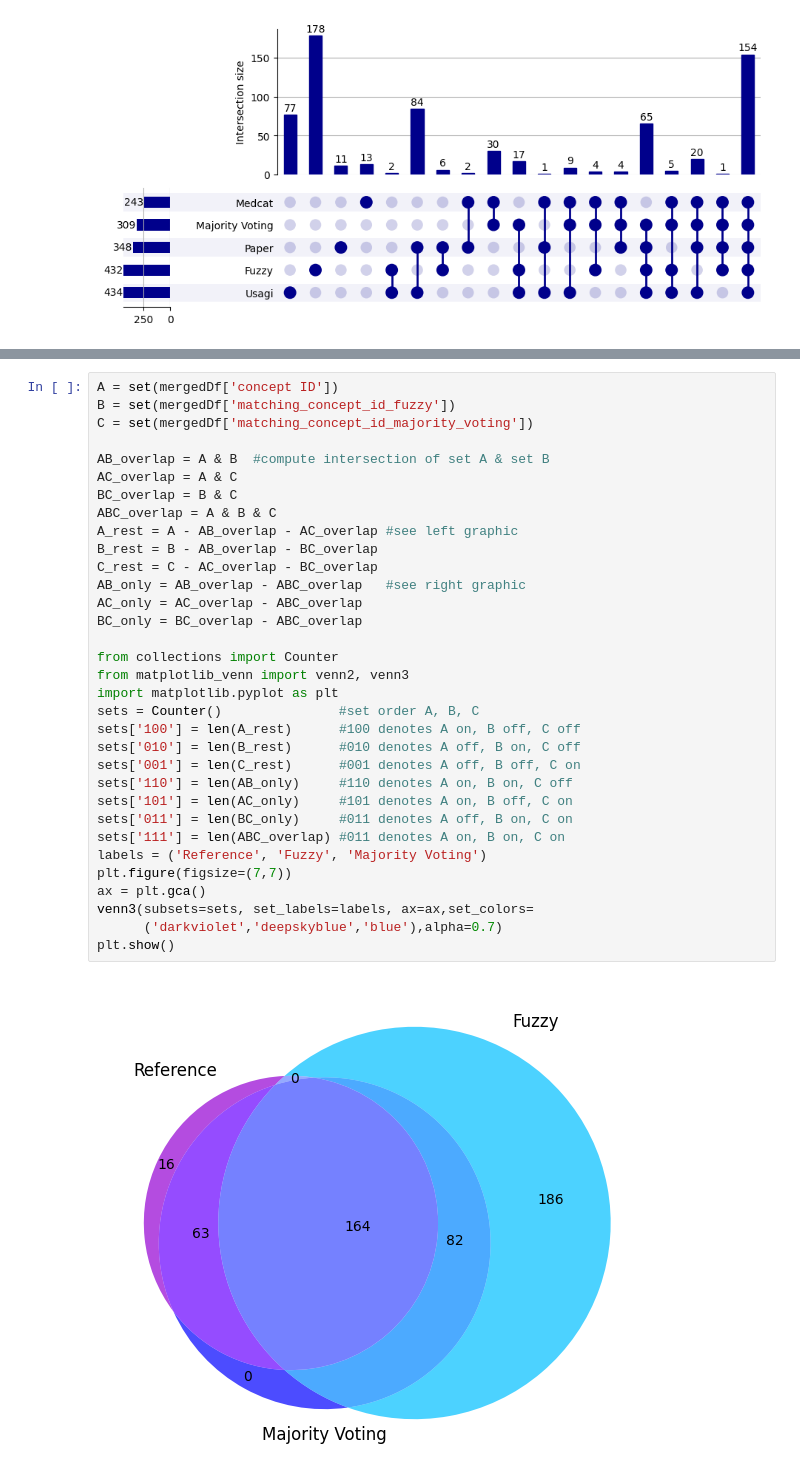
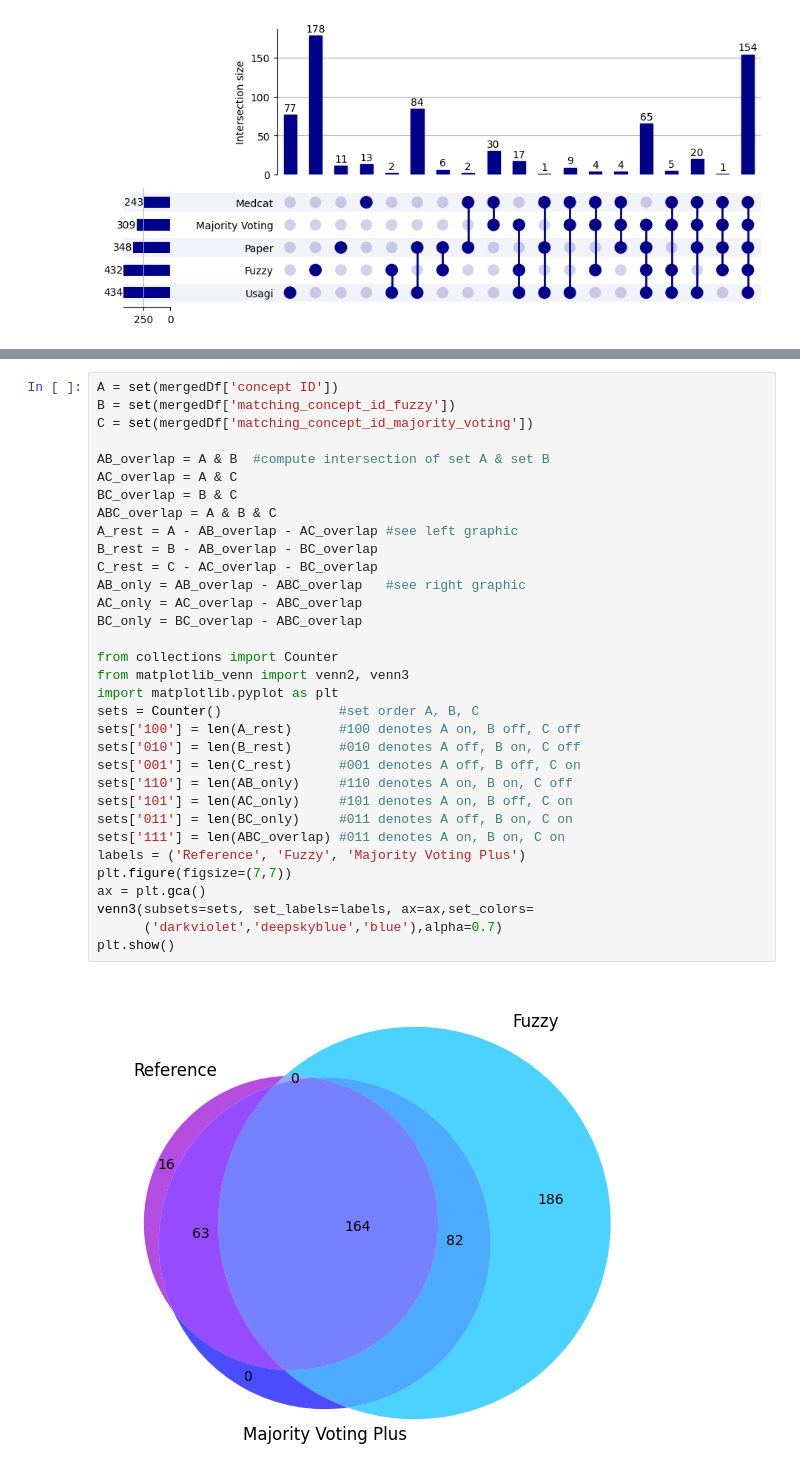
Before and after one commit to ryashpal/EHRQC, a Jupyter notebook: notebooks/python/concept_mapping/20002_non_cancer_illness.ipynb, the cells around one changed output, grey strips where cells are left out. Cells and saved outputs as stored; diff of their text form.

```diff
--- a/notebooks/python/concept_mapping/20002_non_cancer_illness.ipynb
+++ b/notebooks/python/concept_mapping/20002_non_cancer_illness.ipynb
@@ -913,32 +913,32 @@ B = set(mergedDf['matching_concept_id_fuzzy'])
 C = set(mergedDf['matching_concept_id_majority_voting'])
 
 AB_overlap = A & B  #compute intersection of set A & set B
 AC_overlap = A & C
 BC_overlap = B & C
 ABC_overlap = A & B & C
 A_rest = A - AB_overlap - AC_overlap #see left graphic
 B_rest = B - AB_overlap - BC_overlap
 C_rest = C - AC_overlap - BC_overlap
 AB_only = AB_overlap - ABC_overlap   #see right graphic
 AC_only = AC_overlap - ABC_overlap
 BC_only = BC_overlap - ABC_overlap
 
 from collections import Counter
 from matplotlib_venn import venn2, venn3
 import matplotlib.pyplot as plt
 sets = Counter()               #set order A, B, C
 sets['100'] = len(A_rest)      #100 denotes A on, B off, C off
 sets['010'] = len(B_rest)      #010 denotes A off, B on, C off
 sets['001'] = len(C_rest)      #001 denotes A off, B off, C on
 sets['110'] = len(AB_only)     #110 denotes A on, B on, C off
 sets['101'] = len(AC_only)     #101 denotes A on, B off, C on
 sets['011'] = len(BC_only)     #011 denotes A off, B on, C on
 sets['111'] = len(ABC_overlap) #011 denotes A on, B on, C on
-labels = ('Reference', 'Fuzzy', 'Majority Voting')
+labels = ('Reference', 'Fuzzy', 'Majority Voting Plus')
 plt.figure(figsize=(7,7))
 ax = plt.gca()
 venn3(subsets=sets, set_labels=labels, ax=ax,set_colors=
       ('darkviolet','deepskyblue','blue'),alpha=0.7)
 plt.show()
 # %% [output]
-[figure, old version]
+[figure, new version]
```
Also changed, not shown: parts of 11 cells of this notebook, 4 other files.
